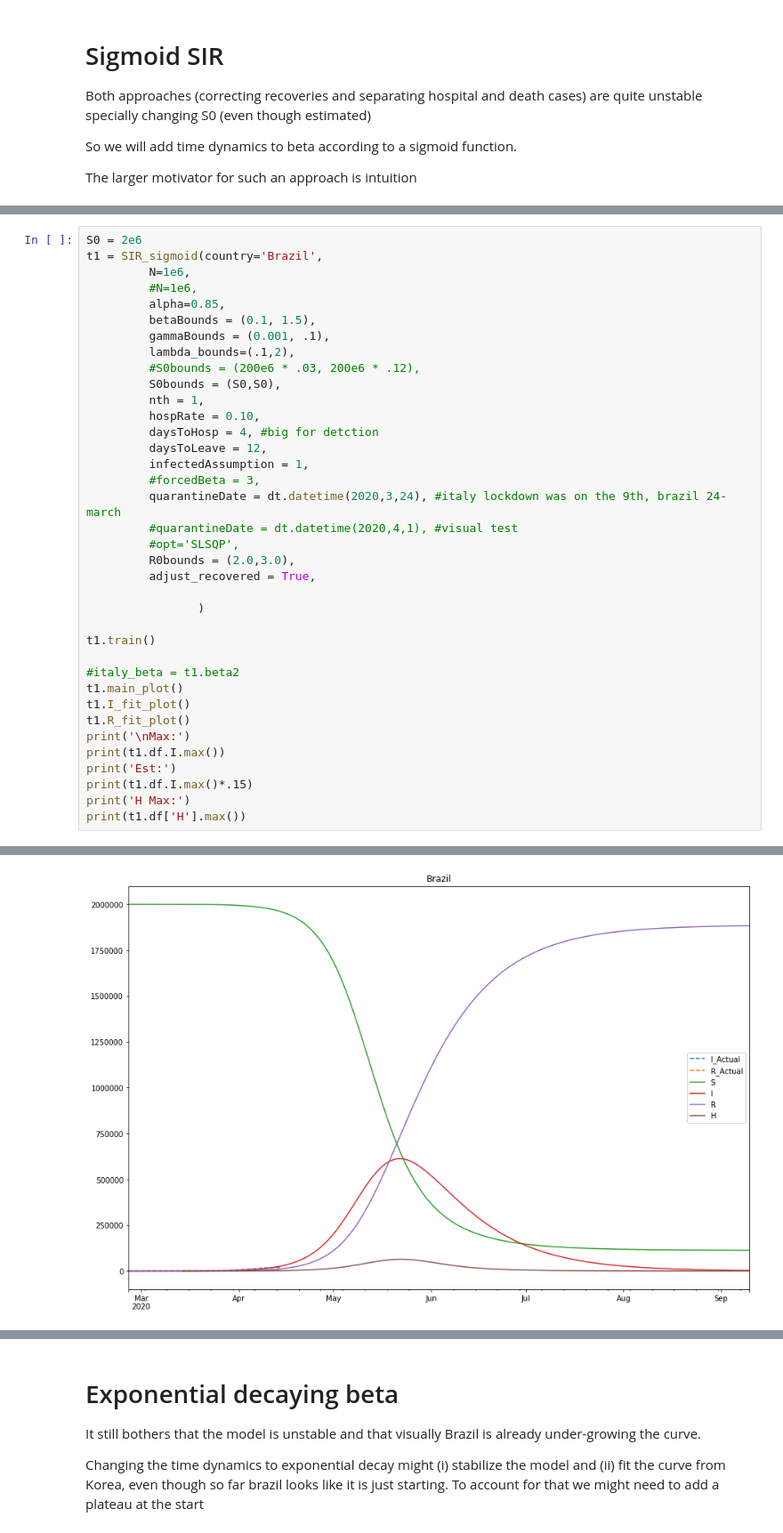
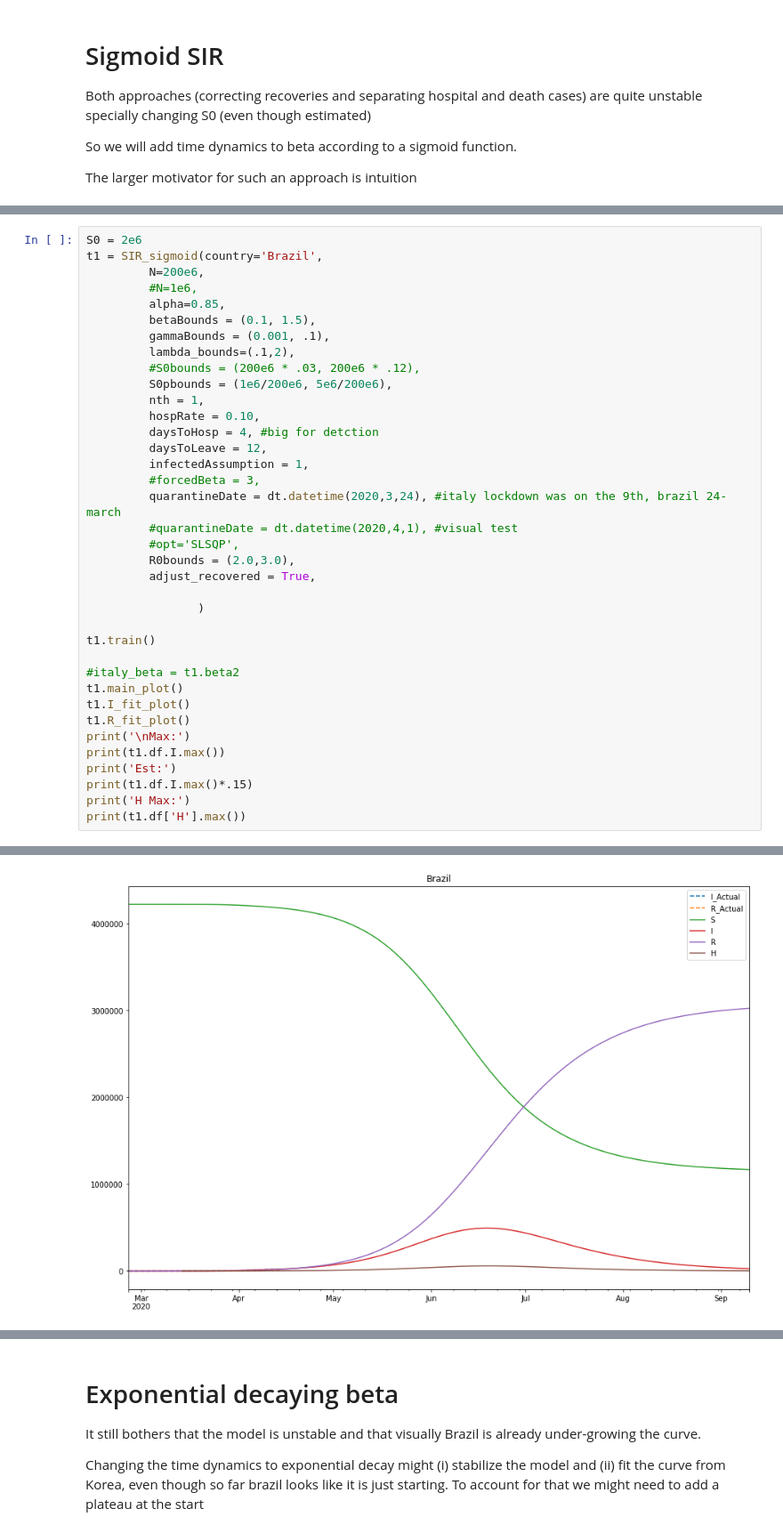
Before and after one commit to comunidadexp/sirfh-covid, a Jupyter notebook: Covid Spread Model.ipynb, the cells around one changed output, grey strips where cells are left out. Shown at 89% size. Saved outputs shown, nothing was run; the diff lists cells and outputs as text.

```diff
--- a/Covid Spread Model.ipynb
+++ b/Covid Spread Model.ipynb
@@ -873,14 +1083,14 @@ time: 121 ms
 # %%
 S0 = 2e6
 t1 = SIR_sigmoid(country='Brazil',
-         N=1e6,
+         N=200e6,
          #N=1e6,
          alpha=0.85,
          betaBounds = (0.1, 1.5),
          gammaBounds = (0.001, .1),
          lambda_bounds=(.1,2),
          #S0bounds = (200e6 * .03, 200e6 * .12),
-         S0bounds = (S0,S0),
+         S0pbounds = (1e6/200e6, 5e6/200e6),
          nth = 1,
          hospRate = 0.10,
          daysToHosp = 4, #big for detction
@@ -921 +1131 @@ H Max:
-[figure, old version]
+[figure, new version]
```
Also changed, not shown: parts of 32 cells of this notebook, 1 other file.
